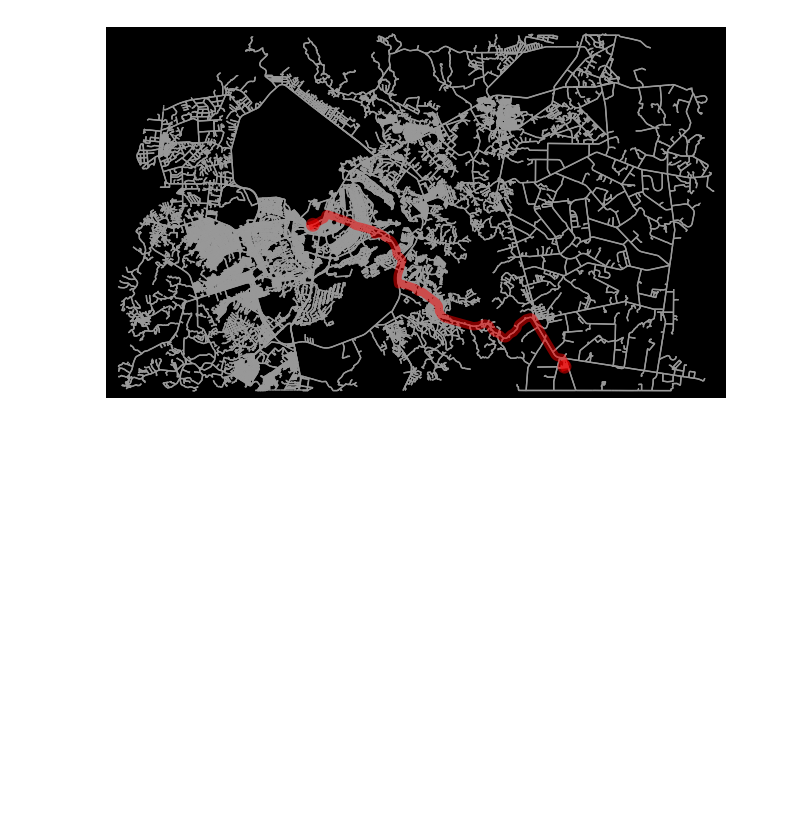
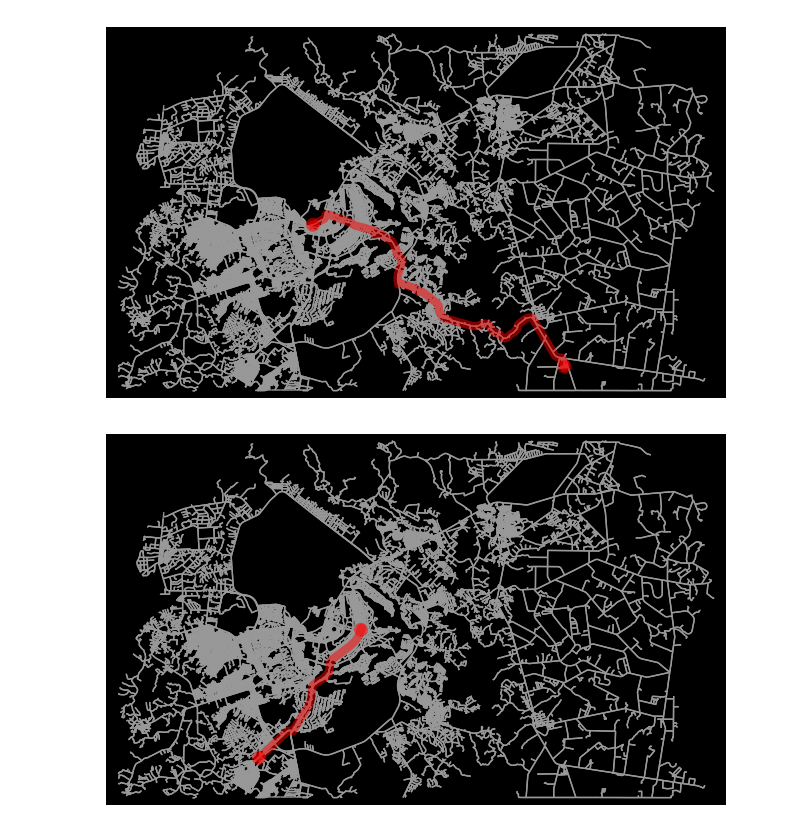
Before and after one commit to ResidenciaTICBrisa/02_RotaOnibus, a Jupyter notebook: docs/Estudos/testeOSM.ipynb, the cells around one changed output. Saved outputs shown, nothing was run; the diff lists cells and outputs as text; code cells hidden in the pictures; blank space fills up the shorter version.

```diff
--- a/docs/Estudos/testeOSM.ipynb
+++ b/docs/Estudos/testeOSM.ipynb
@@ -27,0 +32,21 @@ fig, ax = ox.plot_graph_route(G, route, route_linewidth=6, node_size=0, bgcolor=
+# %%
+# Save the Graph in file_path
+file_path = "brasilia.graphml"
+ox.save_graphml(graph, filepath=file_path)
+# %%
+# Load Graph
+graph2 = ox.load_graphml(filepath=file_path)
+
+# Define the origin and destination points
+orig = (-15.989444964529529, -48.044418962814866) # Unb Gama
+dest = (-15.79113644987054, -47.88317800514907)   # Conjunto Nacional
+
+# Find the nearest network nodes to the origin and destination points
+orig_node = ox.nearest_nodes(graph2, orig[1], orig[0])
+dest_node = ox.nearest_nodes(graph2, dest[1], dest[0])
+
+# Calculate the shortest path using Dijkstra's algorithm
+shortest_path = nx.shortest_path(graph2, orig_node, dest_node, weight='length')
+fig, ax = ox.plot_graph_route(graph2, shortest_path, route_linewidth=6, node_size=0, bgcolor='k')
+# %% [output]
+[figure, added]
```
Also changed, not shown: parts of 1 cell of this notebook.
